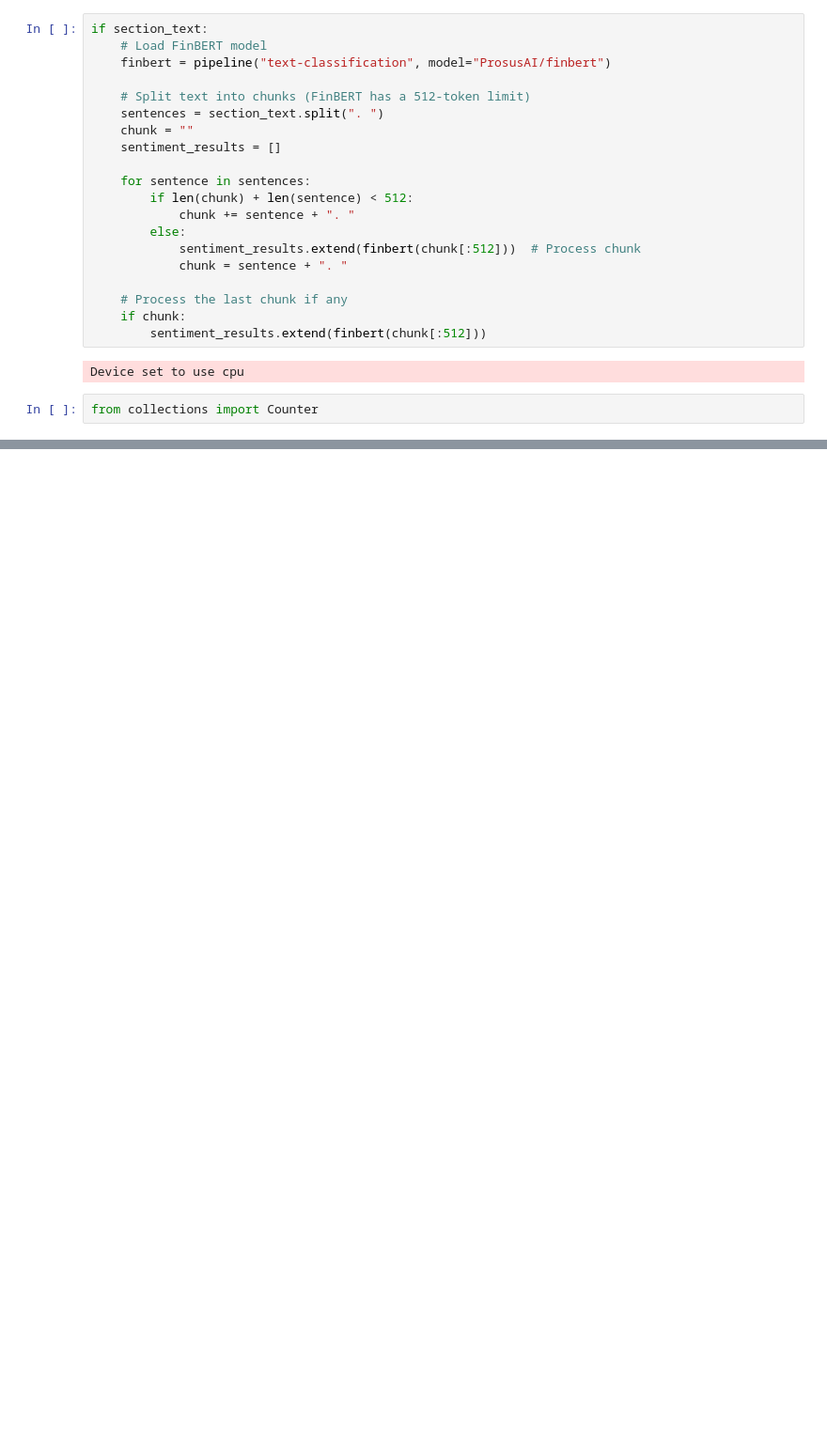
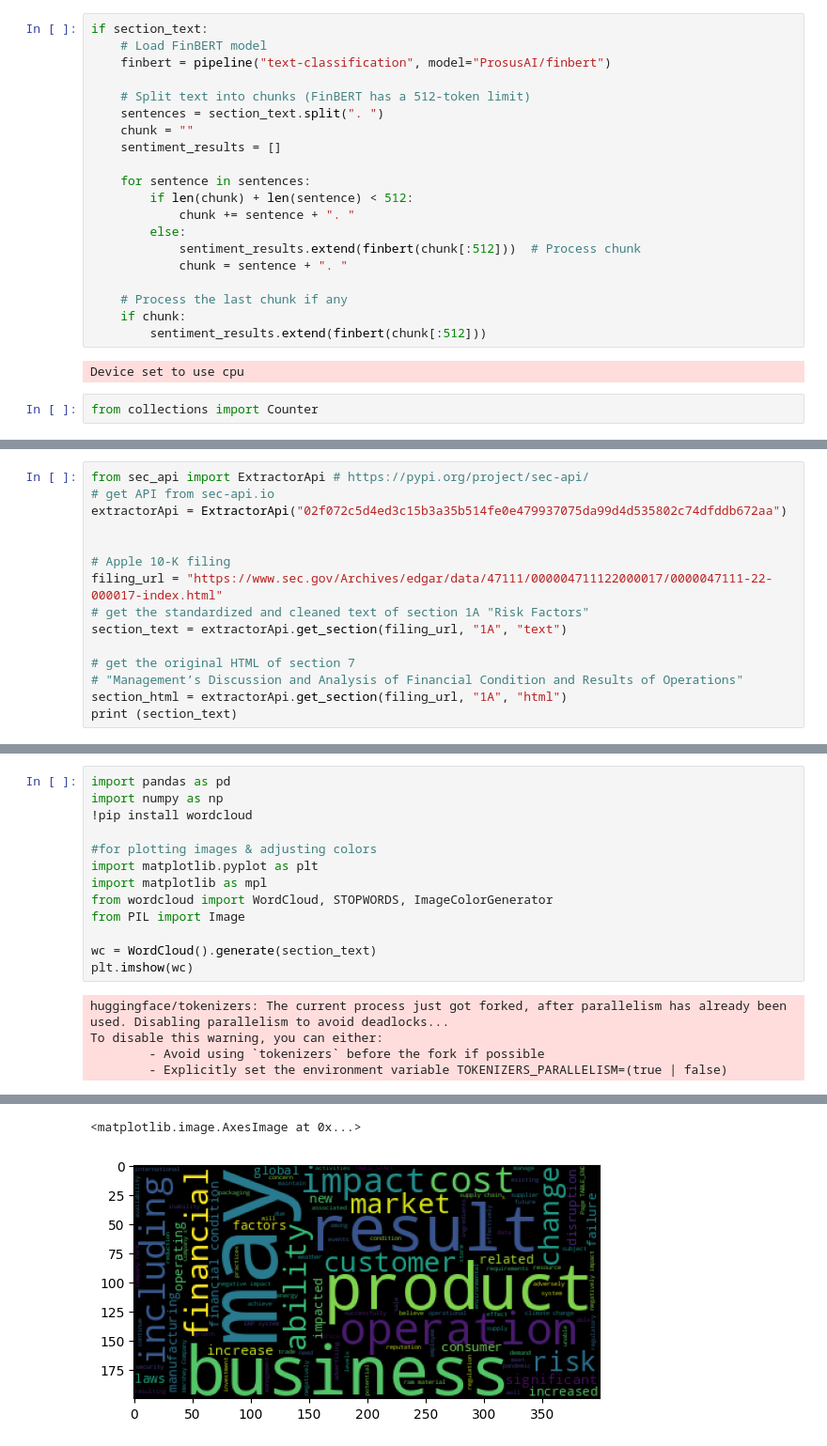
Before and after one commit to MSBA6680/week-2-homework-mdeming2, a Jupyter notebook: assignment.ipynb, the cells around one changed output, grey strips where cells are left out. Shown at 94% size. Saved outputs shown, nothing was run; the diff lists cells and outputs as text; blank space fills up the shorter version.

```diff
--- a/assignment.ipynb
+++ b/assignment.ipynb
@@ -256,0 +247,15 @@ Sentiment Distribution: {'neutral': 54.04, 'positive': 29.8, 'negative': 16.16}
+# %%
+from sec_api import ExtractorApi # https://pypi.org/project/sec-api/
+# get API from sec-api.io
+extractorApi = ExtractorApi("02f072c5d4ed3c15b3a35b514fe0e479937075da99d4d535802c74dfddb672aa")
+
+
+# Apple 10-K filing
+filing_url = "https://www.sec.gov/Archives/edgar/data/47111/000004711122000017/0000047111-22-000017-index.html"
+# get the standardized and cleaned text of section 1A "Risk Factors"
+section_text = extractorApi.get_section(filing_url, "1A", "text")
+
+# get the original HTML of section 7
+# "Management’s Discussion and Analysis of Financial Condition and Results of Operations"
+section_html = extractorApi.get_section(filing_url, "1A", "html")
+print (section_text)
@@ -256,0 +280,18 @@ Sentiment Distribution: {'neutral': 54.04, 'positive': 29.8, 'negative': 16.16}
+# %%
+import pandas as pd
+import numpy as np
+!pip install wordcloud
+
+#for plotting images & adjusting colors
+import matplotlib.pyplot as plt
+import matplotlib as mpl
+from wordcloud import WordCloud, STOPWORDS, ImageColorGenerator
+from PIL import Image
+
+wc = WordCloud().generate(section_text)
+plt.imshow(wc)
+# %% [output]
+huggingface/tokenizers: The current process just got forked, after parallelism has already been used. Disabling parallelism to avoid deadlocks...
+To disable this warning, you can either:
+        - Avoid using `tokenizers` before the fork if possible
+        - Explicitly set the environment variable TOKENIZERS_PARALLELISM=(true | false)
@@ -256,0 +310,2 @@ Sentiment Distribution: {'neutral': 54.04, 'positive': 29.8, 'negative': 16.16}
+<matplotlib.image.AxesImage at 0x...>
+[figure, added]
```
Also changed, not shown: parts of 42 cells of this notebook, 1 other file.
